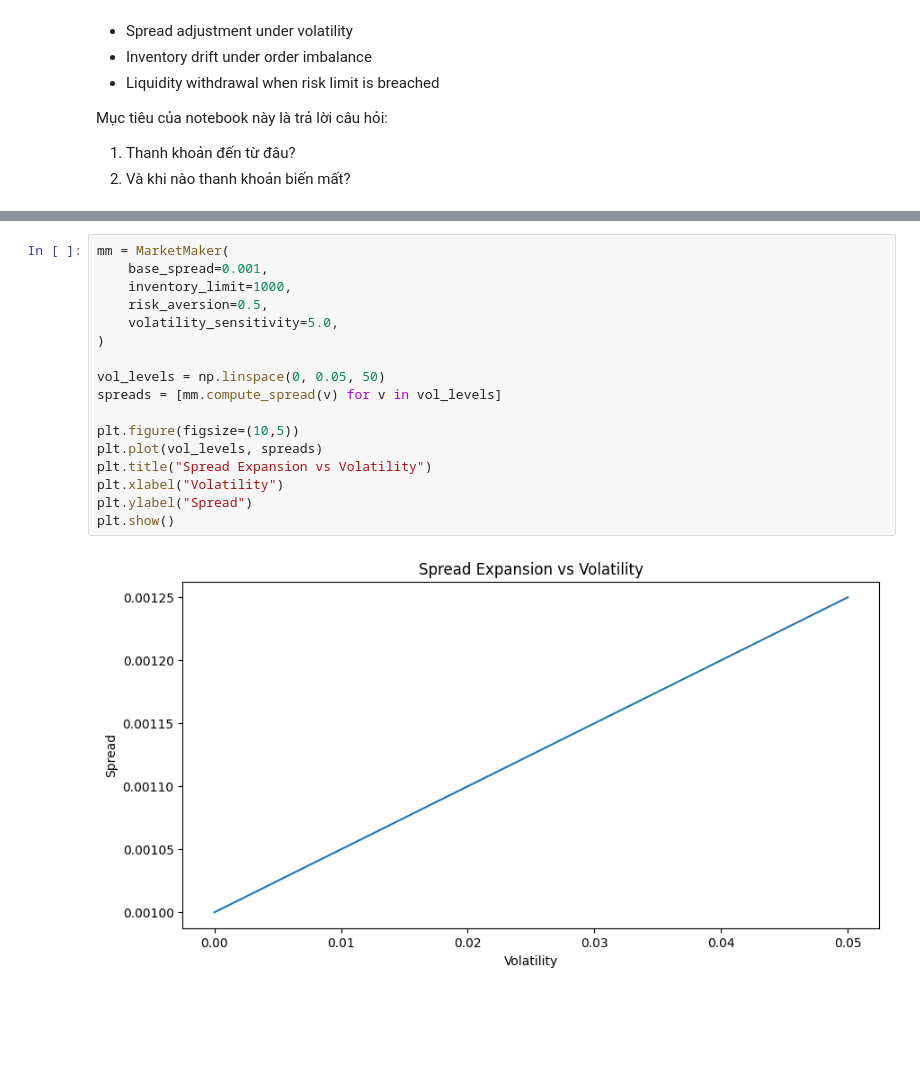
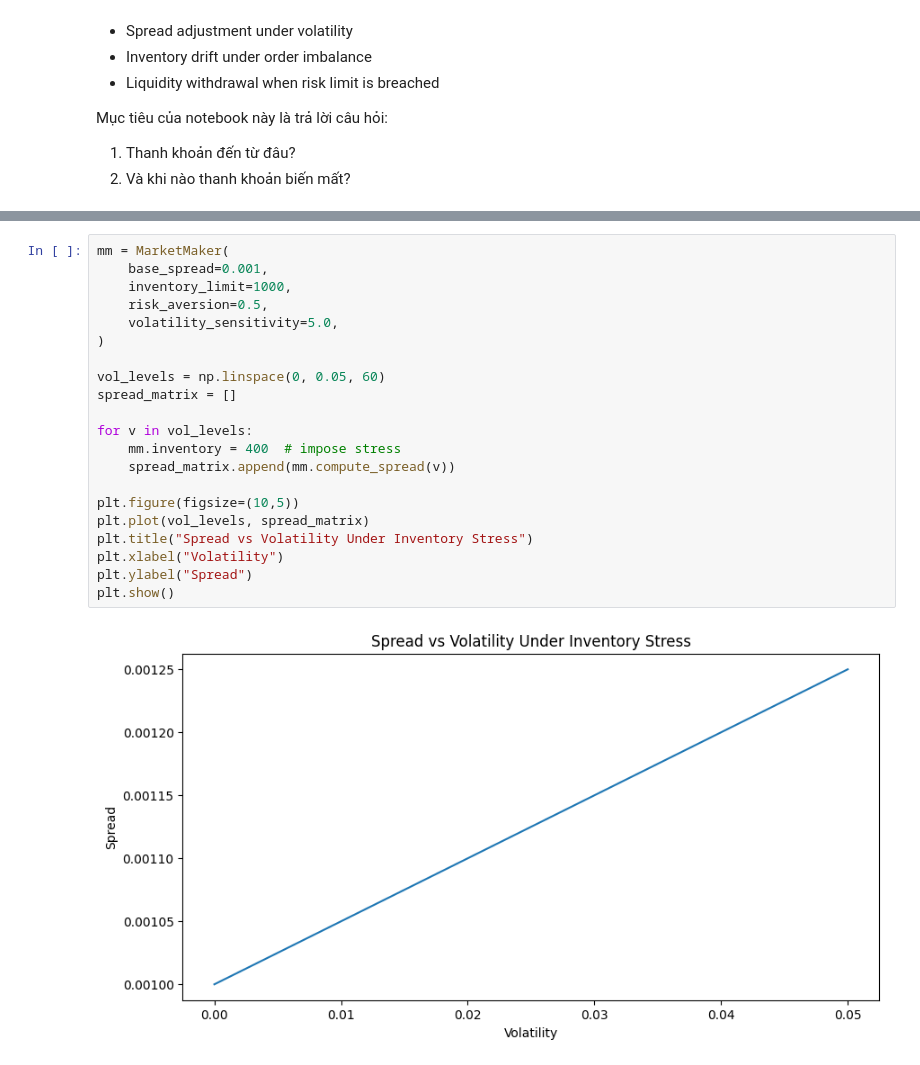
Before and after one commit to thisYui/Market-Reality-and-Dynamics, a Jupyter notebook: notebooks/01_market_structure/03_market_maker_inventory.ipynb, the cells around one changed output, grey strips where cells are left out. Drawn from its saved outputs; the diff is of its cells as text; blank space fills up the shorter version.

```diff
--- a/notebooks/01_market_structure/03_market_maker_inventory.ipynb
+++ b/notebooks/01_market_structure/03_market_maker_inventory.ipynb
@@ -229,20 +327,24 @@ Chúng ta kiểm tra quan hệ giữa volatility và spread.
 # %%
 mm = MarketMaker(
     base_spread=0.001,
     inventory_limit=1000,
     risk_aversion=0.5,
     volatility_sensitivity=5.0,
 )
 
-vol_levels = np.linspace(0, 0.05, 50)
-spreads = [mm.compute_spread(v) for v in vol_levels]
+vol_levels = np.linspace(0, 0.05, 60)
+spread_matrix = []
+
+for v in vol_levels:
+    mm.inventory = 400  # impose stress
+    spread_matrix.append(mm.compute_spread(v))
 
 plt.figure(figsize=(10,5))
-plt.plot(vol_levels, spreads)
-plt.title("Spread Expansion vs Volatility")
+plt.plot(vol_levels, spread_matrix)
+plt.title("Spread vs Volatility Under Inventory Stress")
 plt.xlabel("Volatility")
 plt.ylabel("Spread")
 plt.show()
 # %% [output]
-[figure, old version]
+[figure, new version]
 # %% [markdown]
```
Also changed, not shown: parts of 20 cells of this notebook, 2 other files.
